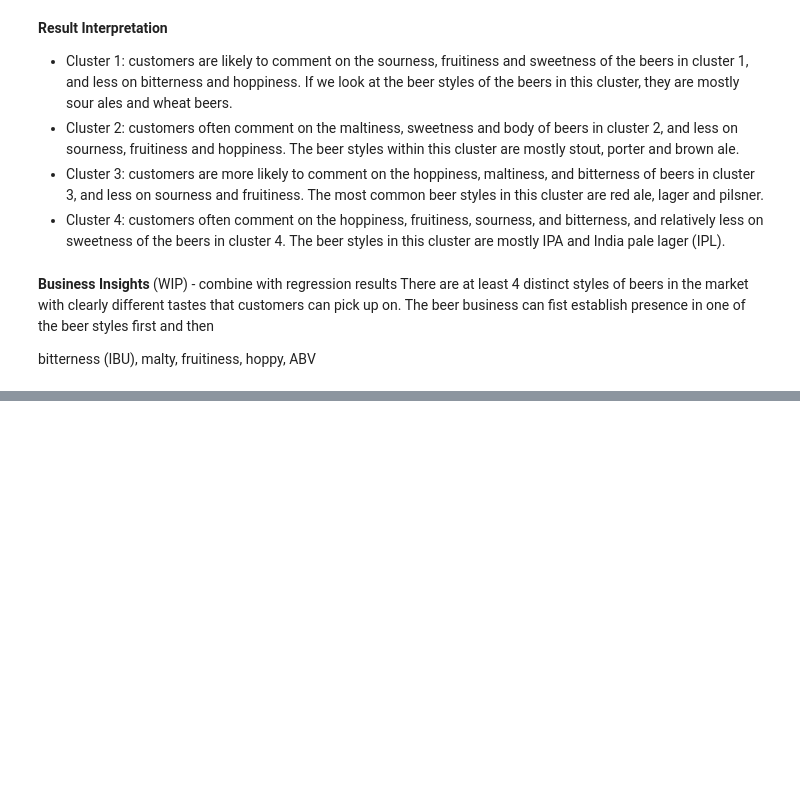
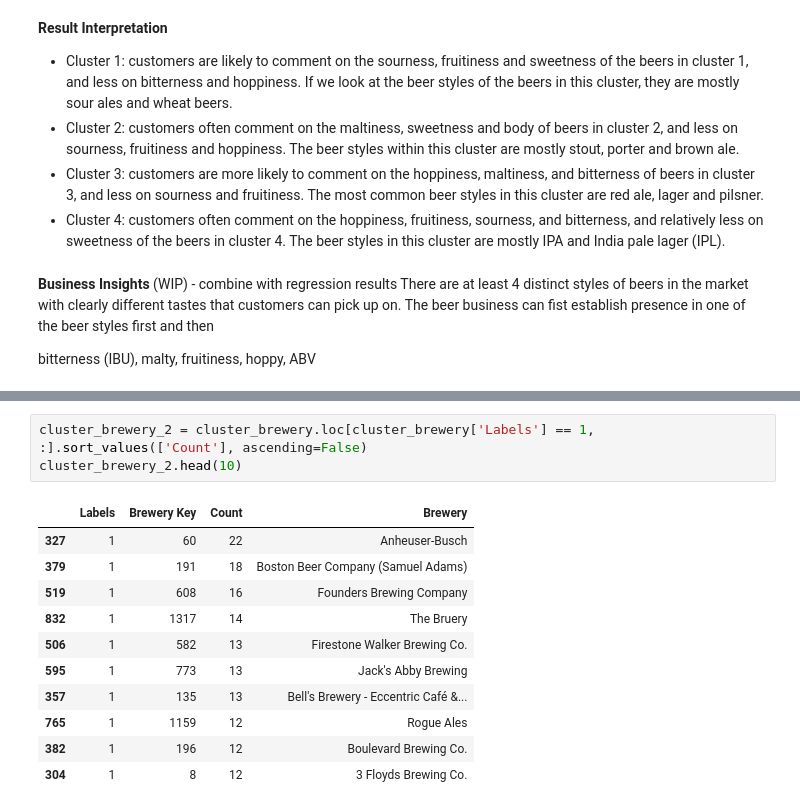
Before and after one commit to happysoymilk/beer_data_analysis, a Jupyter notebook: PCA.ipynb, the cells around one changed output, grey strips where cells are left out. Cells and saved outputs as stored; diff of their text form; blank space fills up the shorter version.

```diff
--- a/PCA.ipynb
+++ b/PCA.ipynb
@@ -271,0 +297,15 @@ bitterness (IBU), malty, fruitiness, hoppy, ABV
+# %%
+cluster_brewery_2 = cluster_brewery.loc[cluster_brewery['Labels'] == 1, :].sort_values(['Count'], ascending=False)
+cluster_brewery_2.head(10)
+# %% [output]
+|  | Labels | Brewery Key | Count | Brewery |
+| 327 | 1 | 60 | 22 | Anheuser-Busch |
+| 379 | 1 | 191 | 18 | Boston Beer Company (Samuel Adams) |
+| 519 | 1 | 608 | 16 | Founders Brewing Company |
+| 832 | 1 | 1317 | 14 | The Bruery |
+| 506 | 1 | 582 | 13 | Firestone Walker Brewing Co. |
+| 595 | 1 | 773 | 13 | Jack's Abby Brewing |
+| 357 | 1 | 135 | 13 | Bell's Brewery - Eccentric Café &... |
+| 765 | 1 | 1159 | 12 | Rogue Ales |
+| 382 | 1 | 196 | 12 | Boulevard Brewing Co. |
+| 304 | 1 | 8 | 12 | 3 Floyds Brewing Co. |
```
Also changed, not shown: parts of 5 cells of this notebook.
